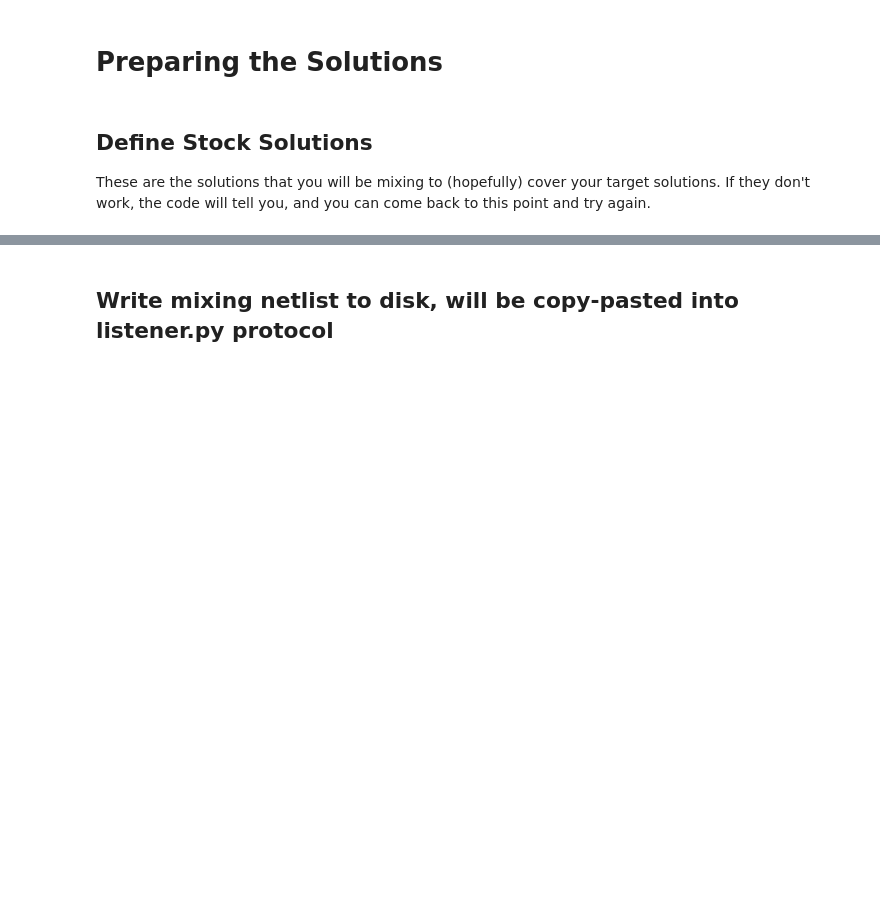
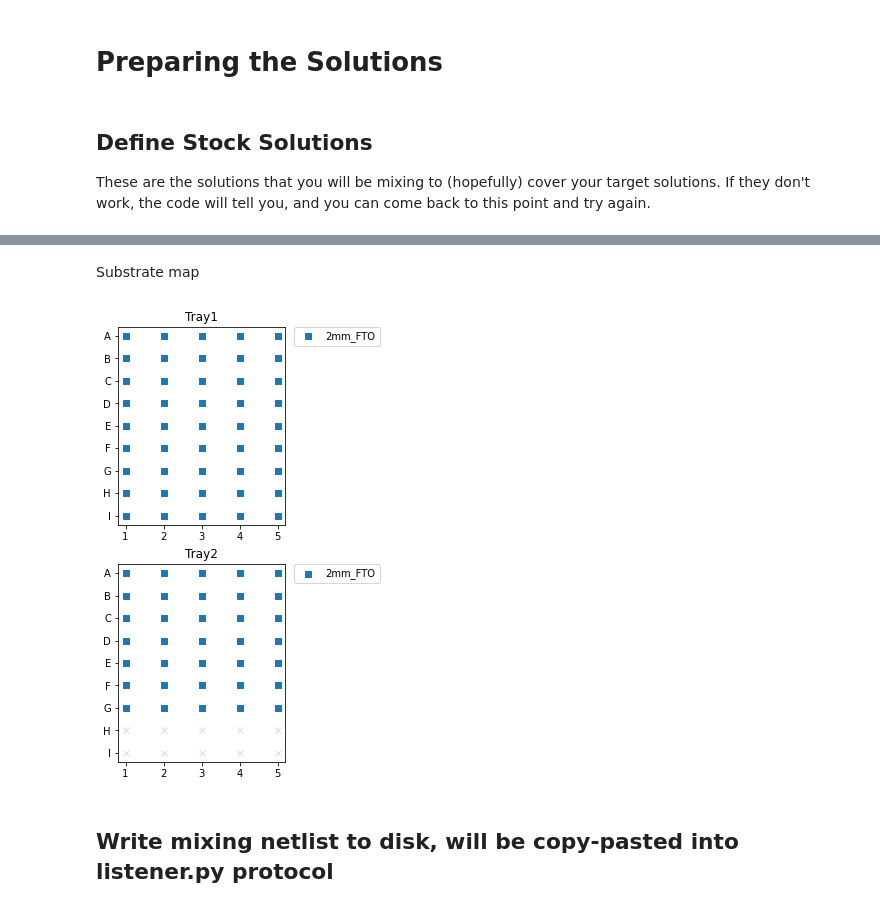
Before and after one commit to fenning-research-group/PASCAL, a Jupyter notebook: frgpascal/Examples/20210703 Planning Phase.ipynb, the cells around one changed output, grey strips where cells are left out. Cells and saved outputs as stored; diff of their text form; code cells hidden in the pictures; blank space fills up the shorter version.

```diff
--- a/frgpascal/Examples/20210703 Planning Phase.ipynb
+++ b/frgpascal/Examples/20210703 Planning Phase.ipynb
@@ -280,0 +277,14 @@ cb_antisolvent = Solution(
+# %%
+spincoat_spiro = Spincoat(
+    steps=[
+        [500,1000,20], #speed (rpm), acceleration (rpm/s), duration (s)
+        [4000,4000,30]
+    ],
+    drops = [
+        Drop(
+            solution=solution_spiro,
+            volume=20,
+            time=5
+        ),
+    ],
+)
@@ -549,3 +437,21 @@ ordered_tasks.sort(key=lambda x:x.start)
+# %% [markdown]
+Substrate map
+# %%
+st_with_samples = [
+    st for st in sample_trays
+    if len(st.contents) > 0
+]
+
+fig, ax = plt.subplots(len(st_with_samples), 1, figsize=(3,4*len(st_with_samples)))
+try:
+    ax = ax.flat
+except:
+    ax = [ax]
+for ll, ax_ in zip(st_with_samples, ax):
+    ll.plot(ax=ax_)
+plt.savefig("tray_map.jpeg", dpi=150, bbox_inches='tight')
+# %% [output]
+[figure, added]
 # %% [markdown]
 ## Write mixing netlist to disk, will be copy-pasted into listener.py protocol
 # %%
```
Also changed, not shown: parts of 55 cells of this notebook, 13 other files.
